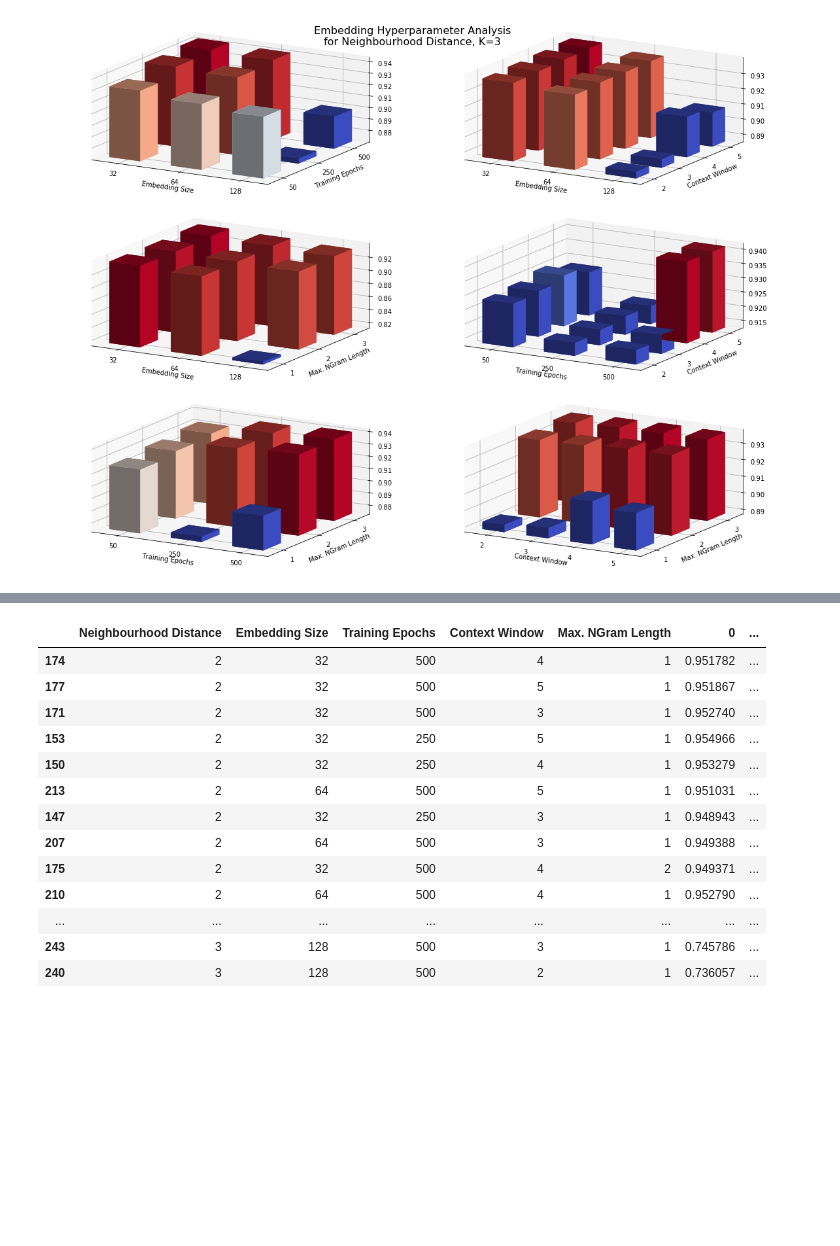
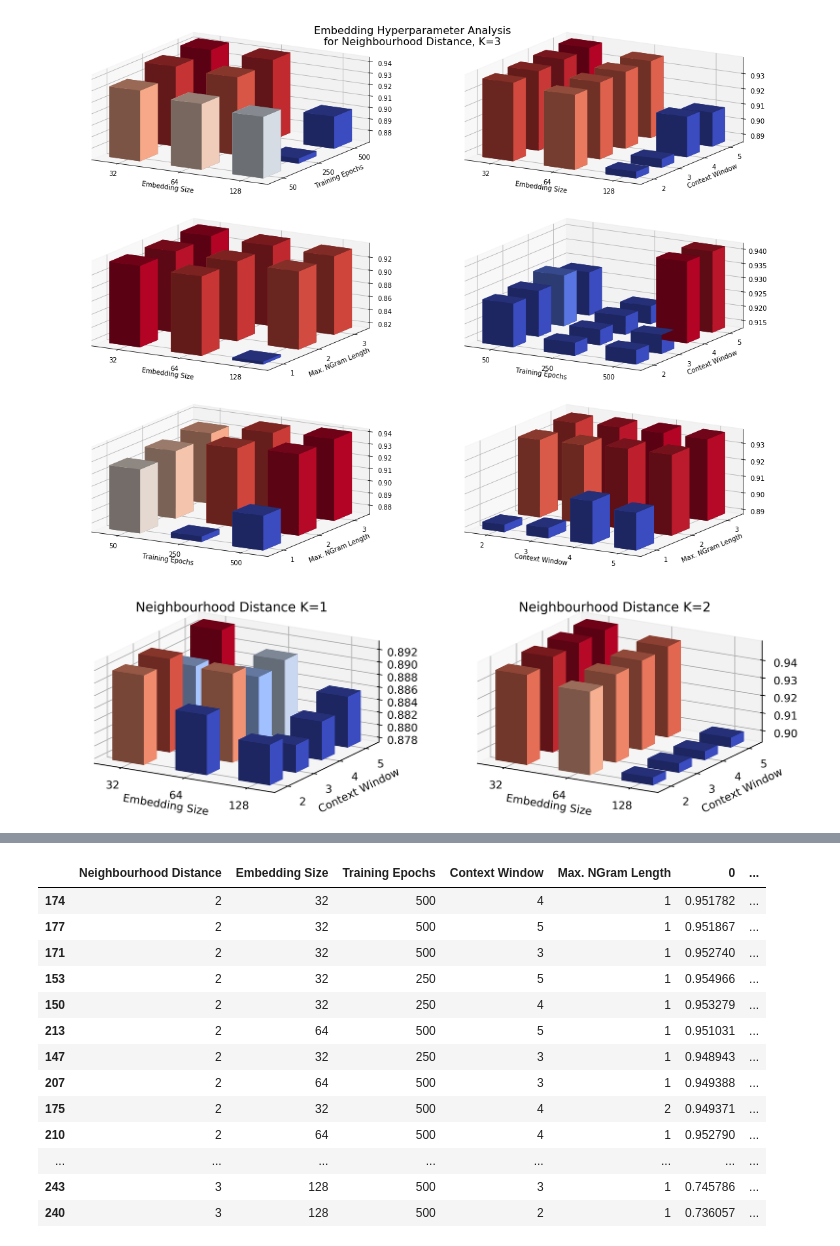
Before and after one commit to aig-upf/ODS-Embeddings, a Jupyter notebook: notebooks/LinkPredictionAnalysis.ipynb, the cells around one changed output, grey strips where cells are left out. Drawn from its saved outputs; the diff is of its cells as text; code cells hidden in the pictures; blank space fills up the shorter version.

```diff
--- a/notebooks/LinkPredictionAnalysis.ipynb
+++ b/notebooks/LinkPredictionAnalysis.ipynb
@@ -58,3 +58,44 @@ for K in df['Neighbourhood Distance'].unique():
 [figure]
 [figure]
 [figure]
+# %%
+fig = plt.figure(figsize=(10, 3), dpi=400)
+for K in [1, 2]:
+    K_df = df[df["Neighbourhood Distance"] == K]
+    t_x, t_y = ['Embedding Size', 'Context Window']
+    grouping = K_df.groupby([t_x, t_y])["ExperimentMean"].mean().reset_index()
+    # Get the values
+    ax = fig.add_subplot(1, 2, K, projection='3d', proj_type='ortho')
+    x = grouping[t_x]
+    y = grouping[t_y]
+    x_norm = {v: i for i, v in enumerate(x.unique())}
+    y_norm = {v: i for i, v in enumerate(y.unique())}
+    x_indices = np.asarray([x_norm[v] for v in x.values])
+    y_indices = np.asarray([y_norm[v] for v in y.values])
+    x_pos = np.arange(0, len(x_norm))
+    y_pos = np.arange(0, len(y_norm))
+
+    # Prepare the ticks
+    ax.set_title('Neighbourhood Distance K={}'.format(K))
+    ax.w_xaxis.set_label_text(t_x)
+    ax.w_xaxis.set_ticks(x_pos + 0.25)
+    ax.w_xaxis.set_ticklabels([str(v) for v in x.unique()])
+    ax.w_yaxis.set_label_text(t_y)
+    ax.w_yaxis.set_ticks(y_pos + 0.25)
+    ax.w_yaxis.set_ticklabels([str(v) for v in y.unique()])
+
+    # Normalize the range of the scores
+    scores = grouping["ExperimentMean"].values
+    norm_scores = 2 * (scores - scores.min()) / (scores.max() - scores.min()) - 1
+    colors = [cmap(v) for v in norm_scores]
+
+    # Plot the values
+    score_bottom = scores.min() * 0.995
+    top = scores - score_bottom
+    bottom = np.zeros_like(top) + score_bottom
+    width = 0.5
+    depth = 0.5
+    ax.bar3d(x_indices, y_indices, bottom, width, depth, top, shade=True, color=colors)
+fig.tight_layout()
+# %% [output]
+[figure, added]
```
Also changed, not shown: parts of 4 cells of this notebook, 3 other files.
